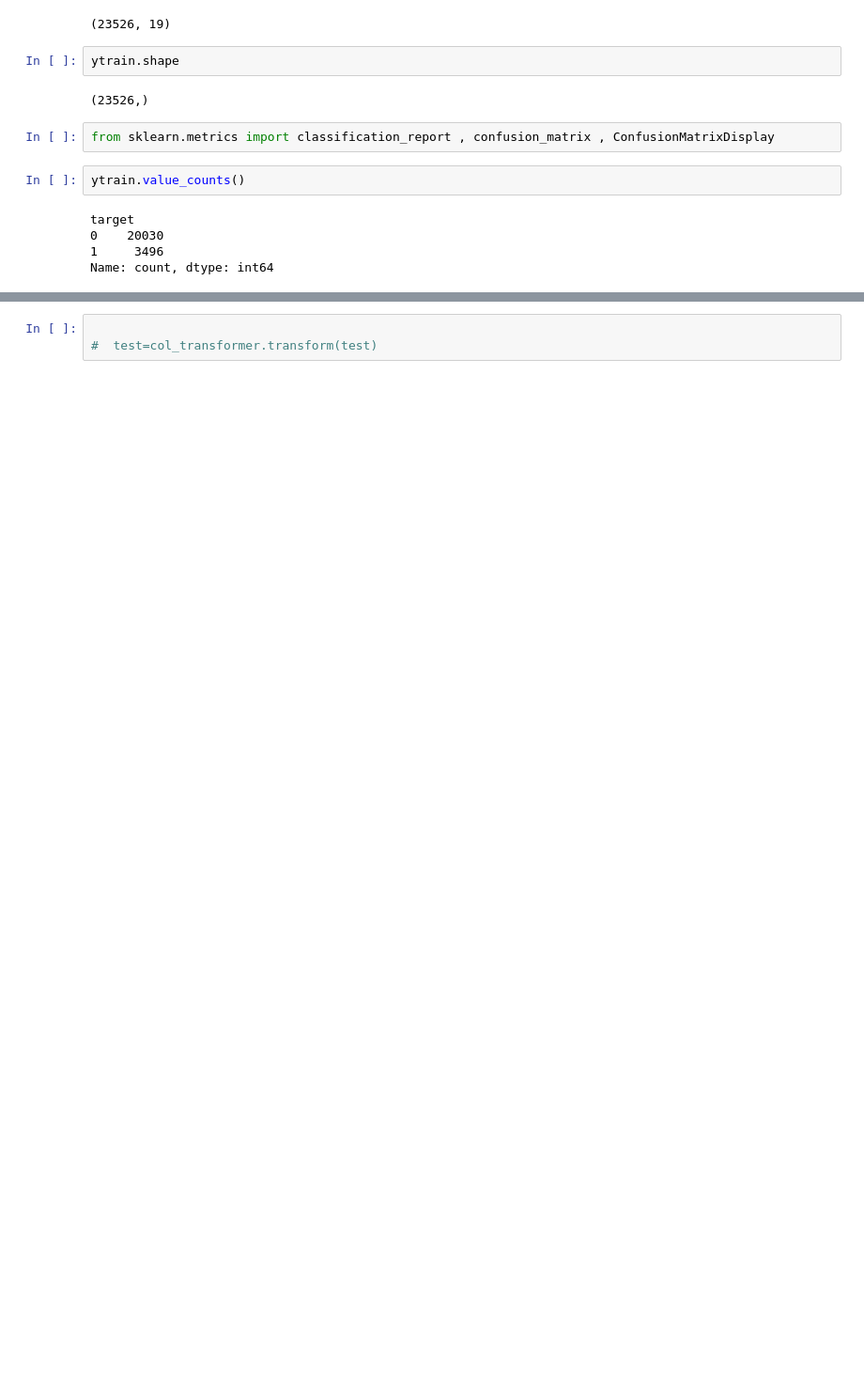
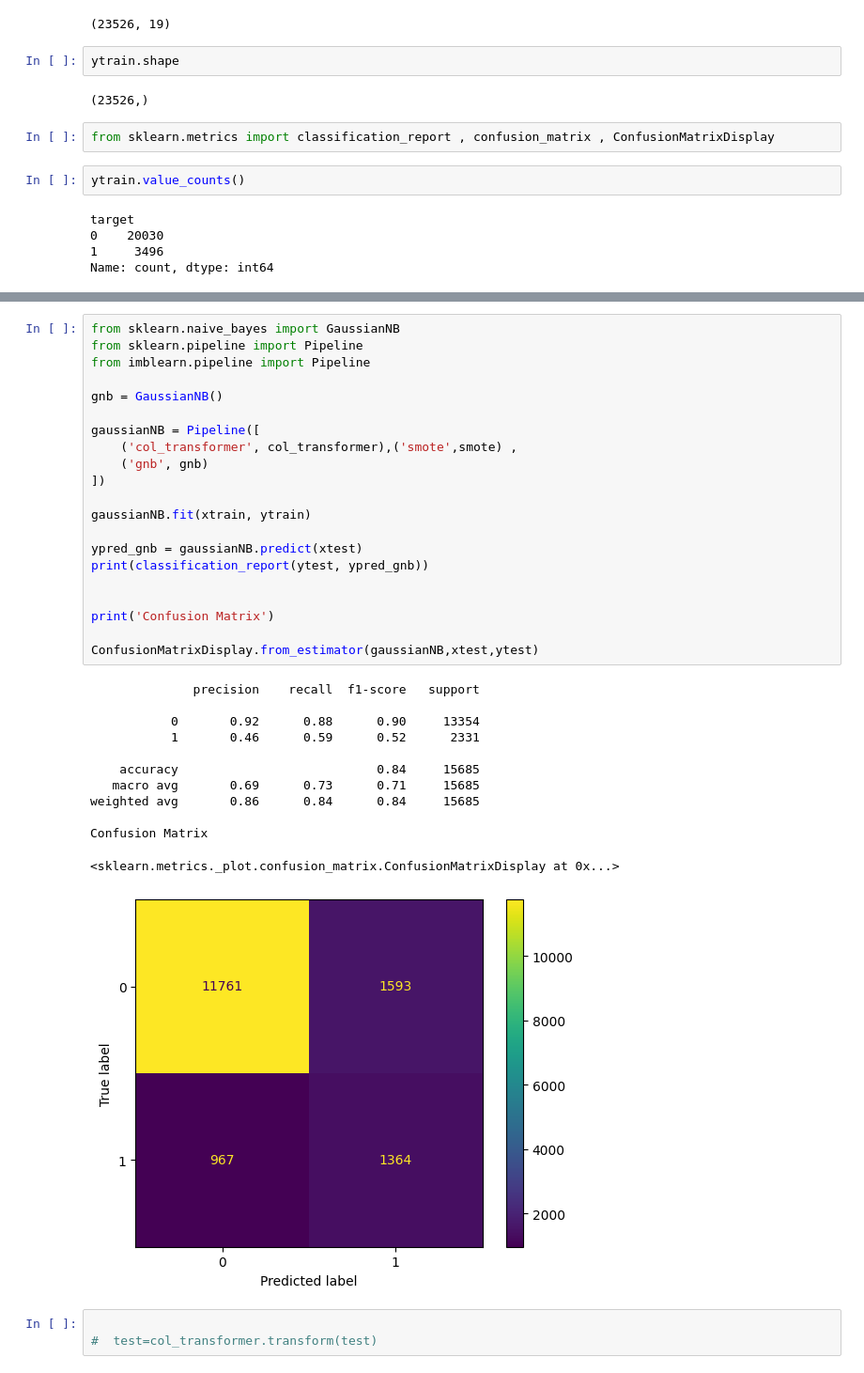
Before and after one commit to linisha04/Predict-the-Success-of-Bank-telemarketing, a Jupyter notebook: liniiiii.ipynb, the cells around one changed output, grey strips where cells are left out. Shown at 94% size. Drawn from its saved outputs; the diff is of its cells as text; blank space fills up the shorter version.

Commit message:
Kaggle Notebook | 22f2000254-notebook-t32024 | 66-gaussianNB

```diff
--- a/liniiiii.ipynb
+++ b/liniiiii.ipynb
@@ -1028,3 +1054,37 @@ Confusion Matrix
+# %%
+from sklearn.naive_bayes import GaussianNB
+from sklearn.pipeline import Pipeline
+from imblearn.pipeline import Pipeline
+
+gnb = GaussianNB()
+
+gaussianNB = Pipeline([
+    ('col_transformer', col_transformer),('smote',smote) ,
+    ('gnb', gnb)
+])
+
+gaussianNB.fit(xtrain, ytrain)
+
+ypred_gnb = gaussianNB.predict(xtest)
+print(classification_report(ytest, ypred_gnb))
+
+
+print('Confusion Matrix')
+
+ConfusionMatrixDisplay.from_estimator(gaussianNB,xtest,ytest)
+# %% [output]
+              precision    recall  f1-score   support
+
+           0       0.92      0.88      0.90     13354
+           1       0.46      0.59      0.52      2331
+
+    accuracy                           0.84     15685
+   macro avg       0.69      0.73      0.71     15685
+weighted avg       0.86      0.84      0.84     15685
+
+Confusion Matrix
+<sklearn.metrics._plot.confusion_matrix.ConfusionMatrixDisplay at 0x...>
+[figure, added]
 # %%
 
 #  test=col_transformer.transform(test)
```
Also changed, not shown: parts of 4 cells of this notebook.
